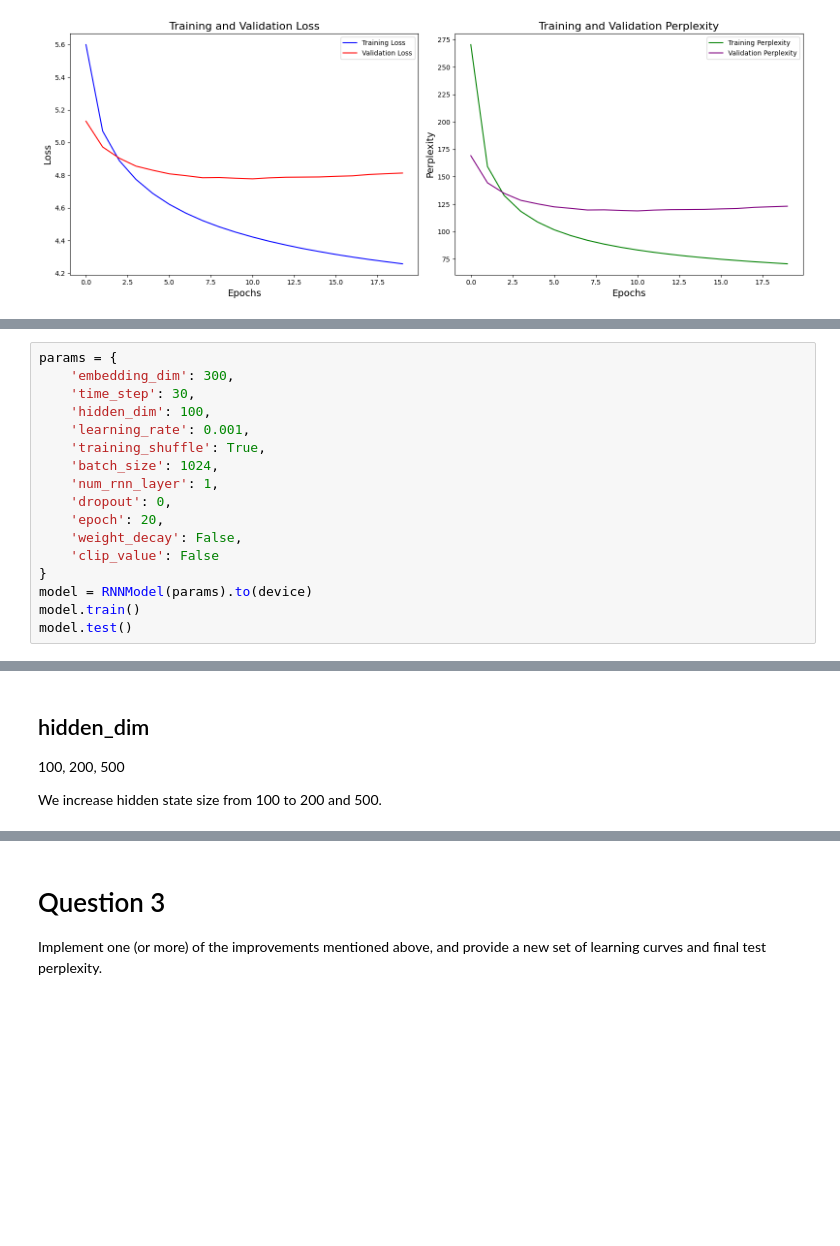
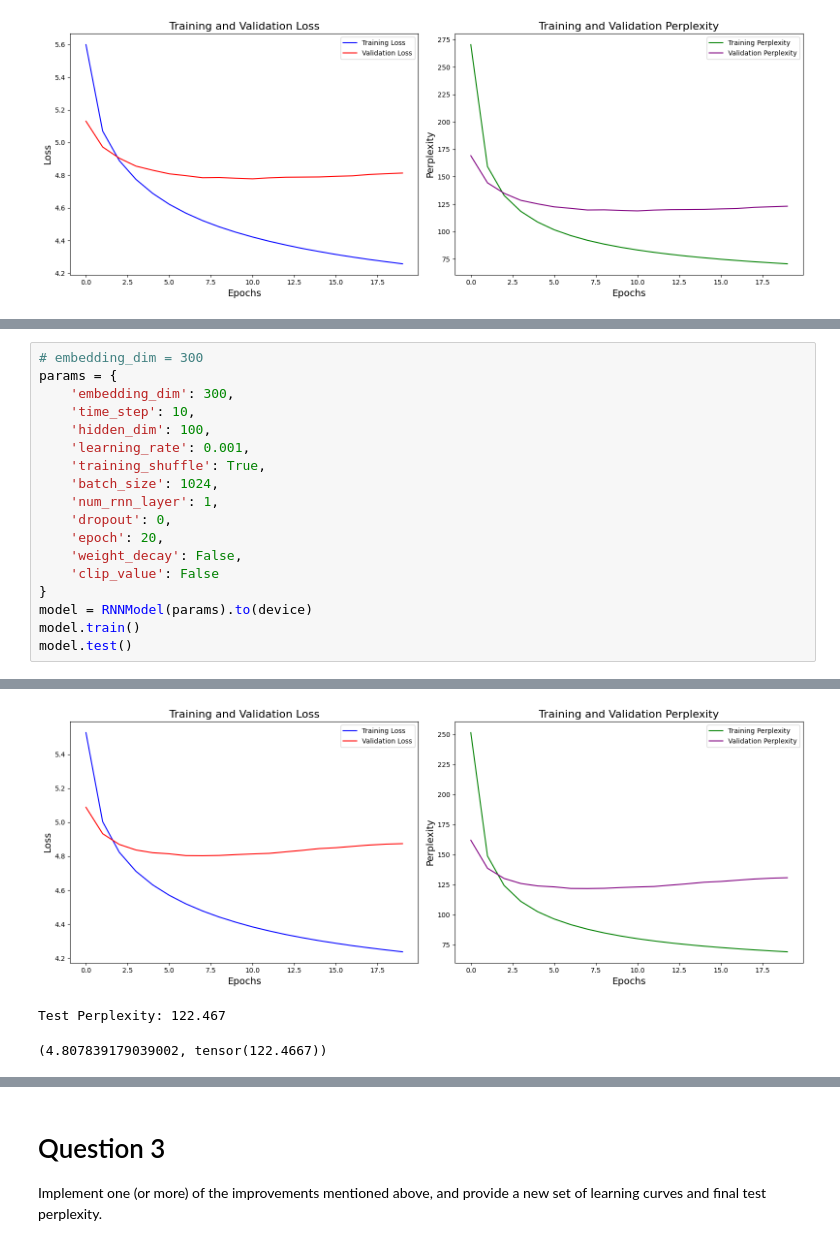
Before and after one commit to msai437-group3/hw4, a Jupyter notebook: RNN.ipynb, the cells around one changed output, grey strips where cells are left out. Cells and saved outputs as stored; diff of their text form; blank space fills up the shorter version.

```diff
--- a/RNN.ipynb
+++ b/RNN.ipynb
@@ -450,7 +493,8 @@ We increase word embedding size from 100 to 300.
 # %%
+# embedding_dim = 300
 params = {
     'embedding_dim': 300,
-    'time_step': 30,
+    'time_step': 10,
     'hidden_dim': 100,
     'learning_rate': 0.001,
     'training_shuffle': True,
@@ -464,3 +508,4 @@ params = {
 model = RNNModel(params).to(device)
 model.train()
 model.test()
+# %% [output]
@@ -467,5 +529,3 @@ model.test()
+[figure, added]
+Test Perplexity: 122.467
+(4.807839179039002, tensor(122.4667))
-# %% [markdown]
-## hidden_dim
-100, 200, 500
-
-We increase hidden state size from 100 to 200 and 500.
```
Also changed, not shown: parts of 51 cells of this notebook.
